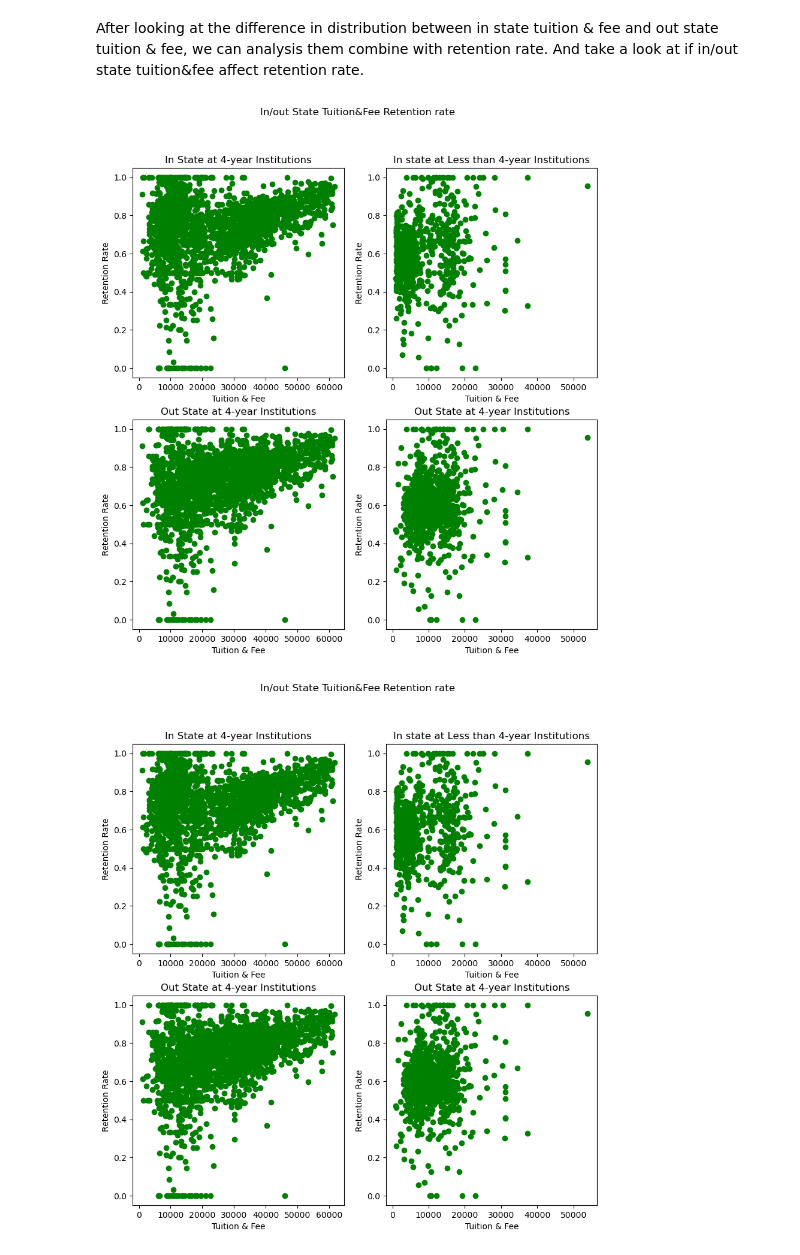
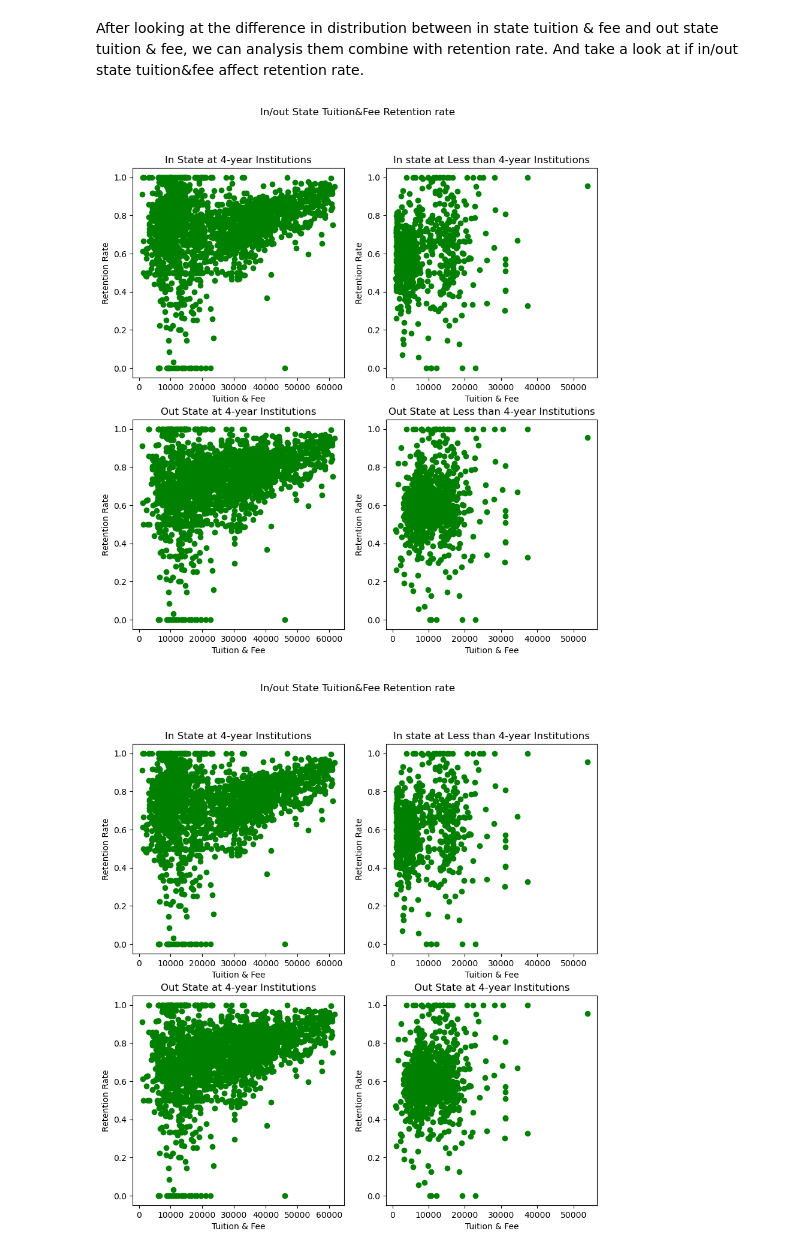
Before and after one commit to UCB-stat-159-s23/project-Group11, a Jupyter notebook: Tuition_and_Loans.ipynb, the cells around one changed output. Drawn from its saved outputs; the diff is of its cells as text; code cells hidden in the pictures.

```diff
--- a/Tuition_and_Loans.ipynb
+++ b/Tuition_and_Loans.ipynb
@@ -64,34 +56,34 @@ out_FTL4 = data[['RET_FTL4', 'TUITIONFEE_OUT']]
 # %%
 fig, ((ax1, ax2),(ax3,ax4)) = plt.subplots(2, 2,figsize=(10,10))
 fig.suptitle('In/out State Tuition&Fee Retention rate')
 
-#
+# make a graph for in state tuition & fee and 4 year institutions
 ax1.set_title('In State at 4-year Institutions')
 ax1.set_xlabel('Tuition & Fee')
 ax1.set_ylabel('Retention Rate')
 ax1.scatter(in_FT4.TUITIONFEE_IN, in_FT4.RET_FT4,color ='green')
 
-#
+# make a graph for in state tuition & fee and less than 4 year institutions
 ax2.set_title('In state at Less than 4-year Institutions')
 ax2.set_xlabel('Tuition & Fee')
 ax2.set_ylabel('Retention Rate')
 ax2.scatter(in_FTL4.TUITIONFEE_IN, in_FTL4.RET_FTL4,color ='green')
 
-#
+# make a graph for out state tuition & fee and 4 year institutions
 ax3.set_title('Out State at 4-year Institutions')
 ax3.set_xlabel('Tuition & Fee')
 ax3.set_ylabel('Retention Rate')
 ax3.scatter(out_FT4.TUITIONFEE_OUT, out_FT4.RET_FT4,color ='green')
 
-#
-ax4.set_title('Out State at 4-year Institutions')
+# make a graph for out state tuition & fee and less than 4 year institutions
+ax4.set_title('Out State at Less than 4-year Institutions')
 ax4.set_xlabel('Tuition & Fee')
 ax4.set_ylabel('Retention Rate')
 ax4.scatter(out_FTL4.TUITIONFEE_OUT, out_FTL4.RET_FTL4,color ='green')
 
 plt.show()
 # %% [output]
-[figure, old version]
+[figure, new version]
 # %%
 fig, ((ax1, ax2),(ax3,ax4)) = plt.subplots(2, 2,figsize=(10,10))
 fig.suptitle('In/out State Tuition&Fee Retention rate')
```
Also changed, not shown: parts of 1 cell of this notebook.
